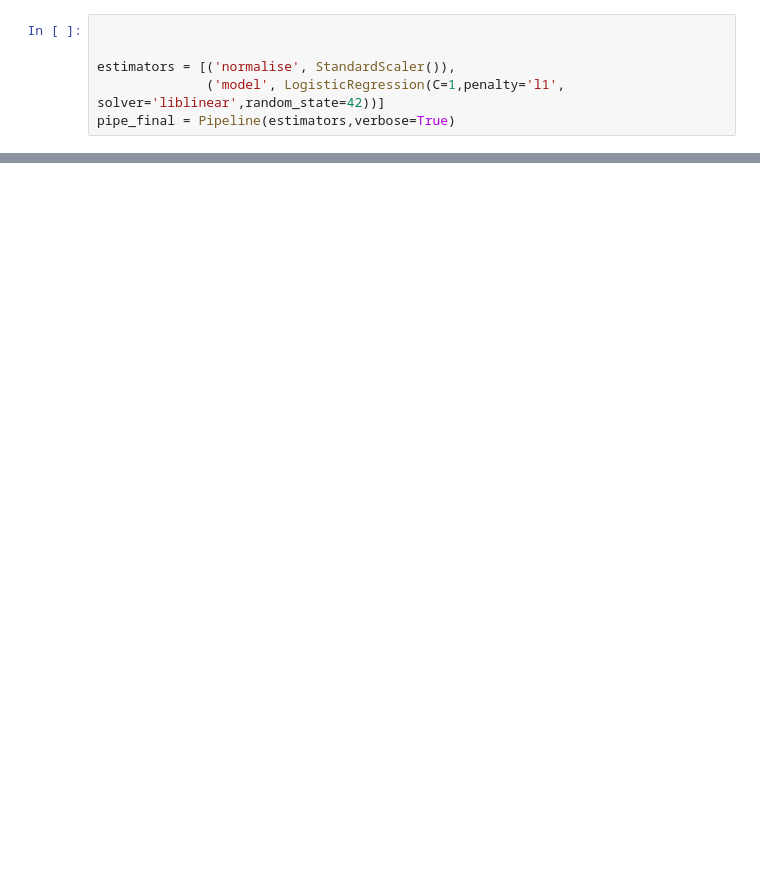
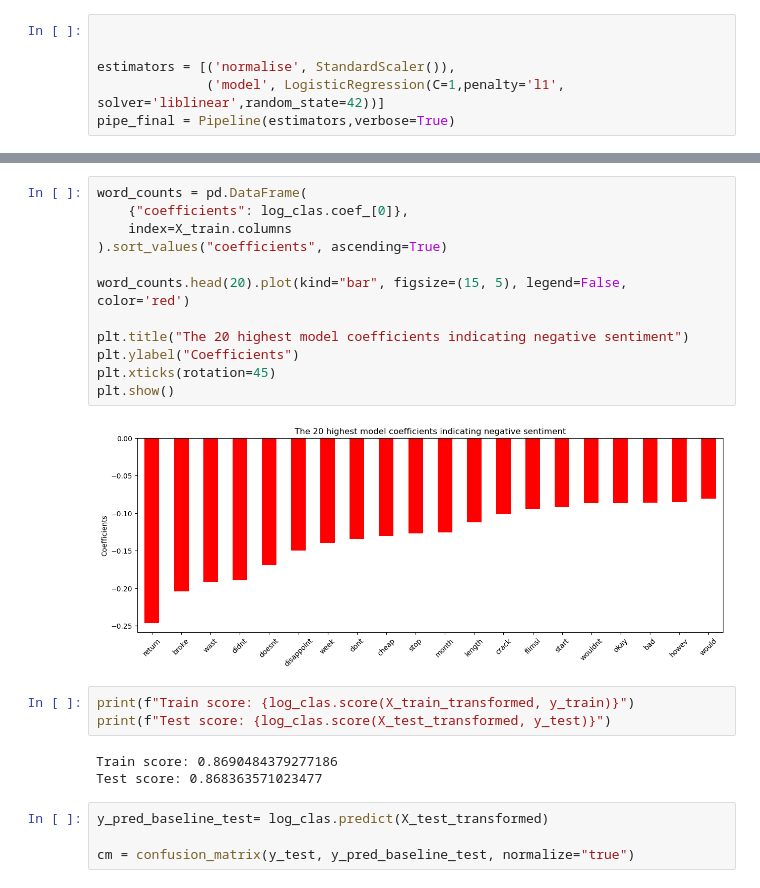
Before and after one commit to 0smee/nlp-capstone, a Jupyter notebook: notebooks/basic-logistic.ipynb, the cells around one changed output, grey strips where cells are left out. Cells and saved outputs as stored; diff of their text form; blank space fills up the shorter version.

```diff
--- a/notebooks/basic-logistic.ipynb
+++ b/notebooks/basic-logistic.ipynb
@@ -111,0 +134,24 @@ decision_tree_classifier = pipe[-1]
+# %%
+word_counts = pd.DataFrame(
+    {"coefficients": log_clas.coef_[0]},
+    index=X_train.columns
+).sort_values("coefficients", ascending=True)
+
+word_counts.head(20).plot(kind="bar", figsize=(15, 5), legend=False, color='red')
+
+plt.title("The 20 highest model coefficients indicating negative sentiment")
+plt.ylabel("Coefficients")
+plt.xticks(rotation=45)
+plt.show()
+# %% [output]
+[figure, added]
+# %%
+print(f"Train score: {log_clas.score(X_train_transformed, y_train)}")
+print(f"Test score: {log_clas.score(X_test_transformed, y_test)}")
+# %% [output]
+Train score: 0.8690484379277186
+Test score: 0.868363571023477
+# %%
+y_pred_baseline_test= log_clas.predict(X_test_transformed)
+
+cm = confusion_matrix(y_test, y_pred_baseline_test, normalize="true")
```
Also changed, not shown: parts of 17 cells of this notebook.
